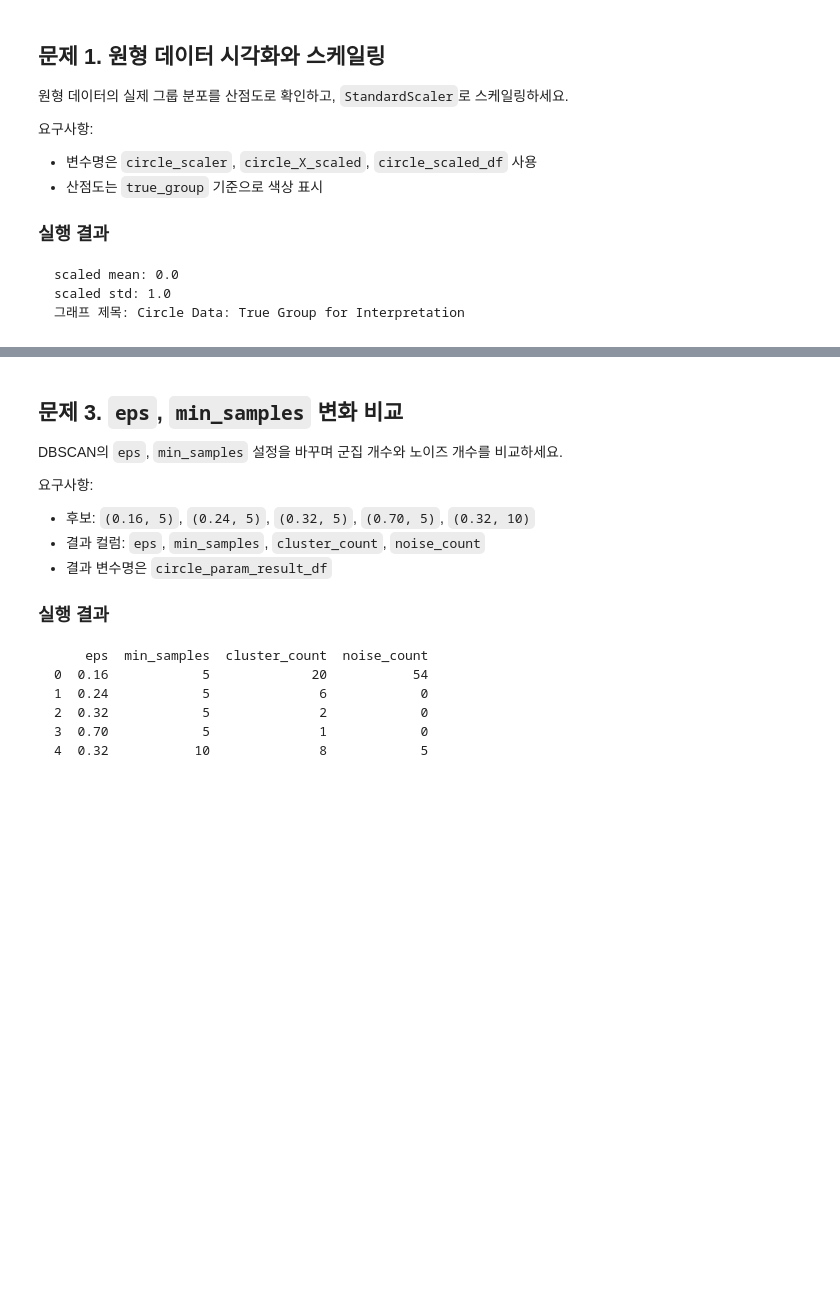
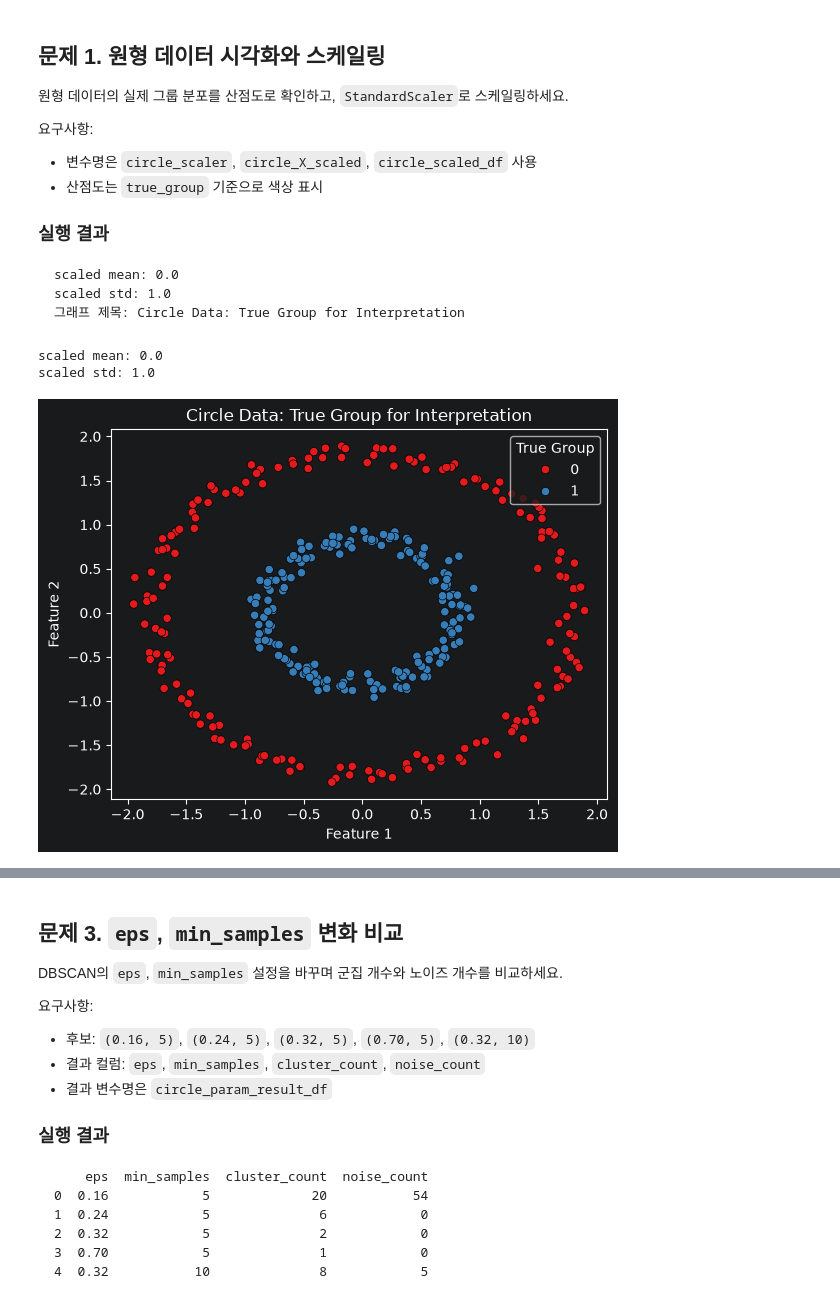
Before and after one commit to Gitcatho-skn-family-sjh/06_machine_learning, a Jupyter notebook: 07_unsupervised_learning/practice/02_dbscan_practice.ipynb, the cells around one changed output, grey strips where cells are left out. Saved outputs shown, nothing was run; the diff lists cells and outputs as text; code cells hidden in the pictures; blank space fills up the shorter version.

````diff
--- a/07_unsupervised_learning/practice/02_dbscan_practice.ipynb
+++ b/07_unsupervised_learning/practice/02_dbscan_practice.ipynb
@@ -60,6 +60,37 @@ scaled mean: 0.0
 scaled std: 1.0
 그래프 제목: Circle Data: True Group for Interpretation
 ```
+# %%
+circle_scaler = StandardScaler()
+circle_X_scaled = circle_scaler.fit_transform(circle_X)
+
+circle_scaled_df = pd.DataFrame(
+    circle_X_scaled,
+    columns=['feature_1', 'feature_2']
+)
+circle_scaled_df['true_group'] = circle_y
+
+print('scaled mean:', round(abs(circle_X_scaled.mean()), 1))
+print('scaled std:', round(circle_X_scaled.std(), 1))
+
+sns.scatterplot(
+    data=circle_scaled_df,
+    x='feature_1',
+    y='feature_2',
+    hue='true_group',
+    palette='Set1',
+    edgecolors='black',
+)
+plt.title('Circle Data: True Group for Interpretation')
+plt.xlabel('Feature 1')
+plt.ylabel('Feature 2')
+plt.legend(title='True Group', loc='upper right')
+
+plt.show()
+# %% [output]
+scaled mean: 0.0
+scaled std: 1.0
+[figure, added]
 # %% [markdown]
 ## 문제 2. KMeans와 DBSCAN 결과 비교
 
````
Also changed, not shown: parts of 3 cells of this notebook, 4 other files.
